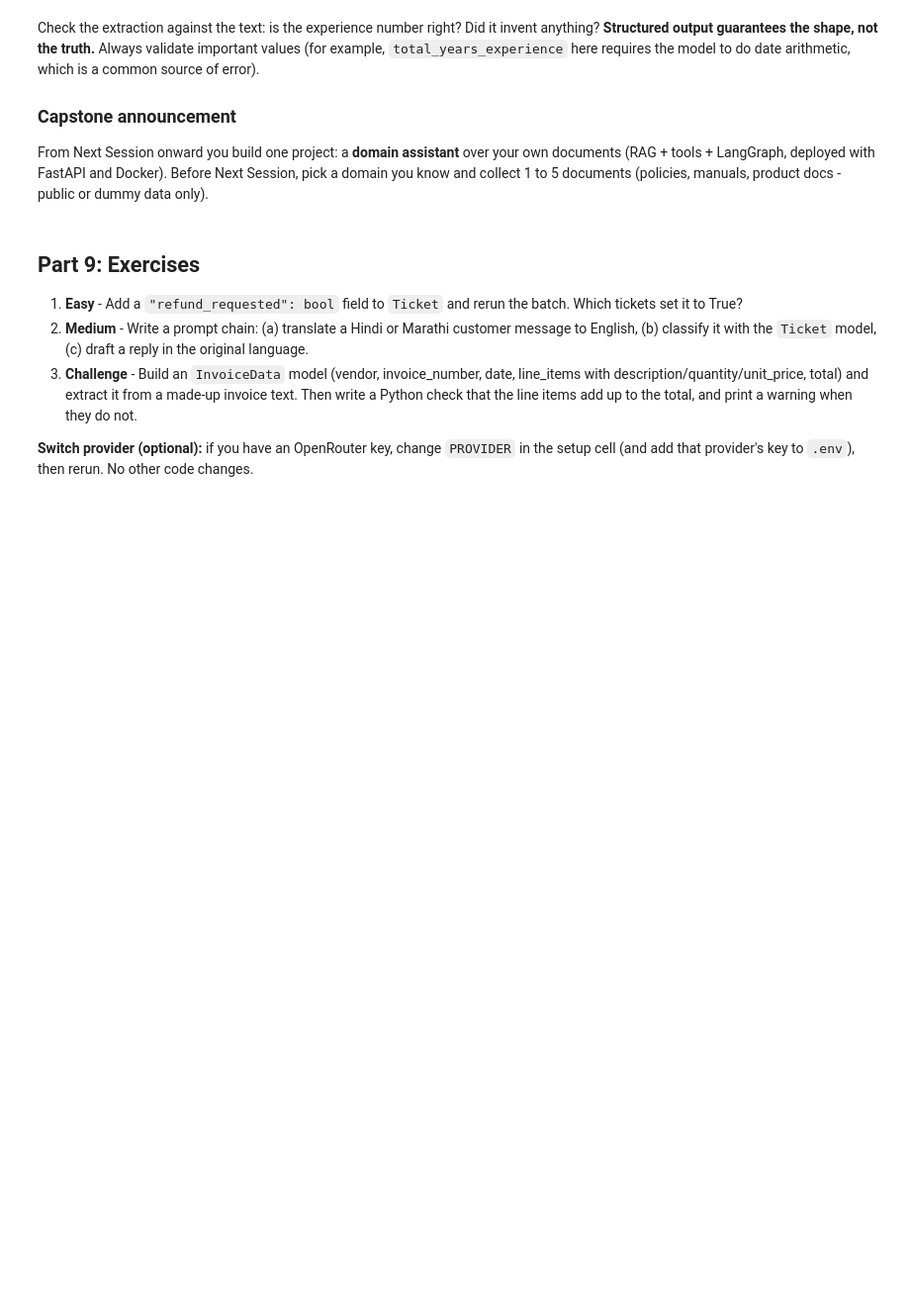
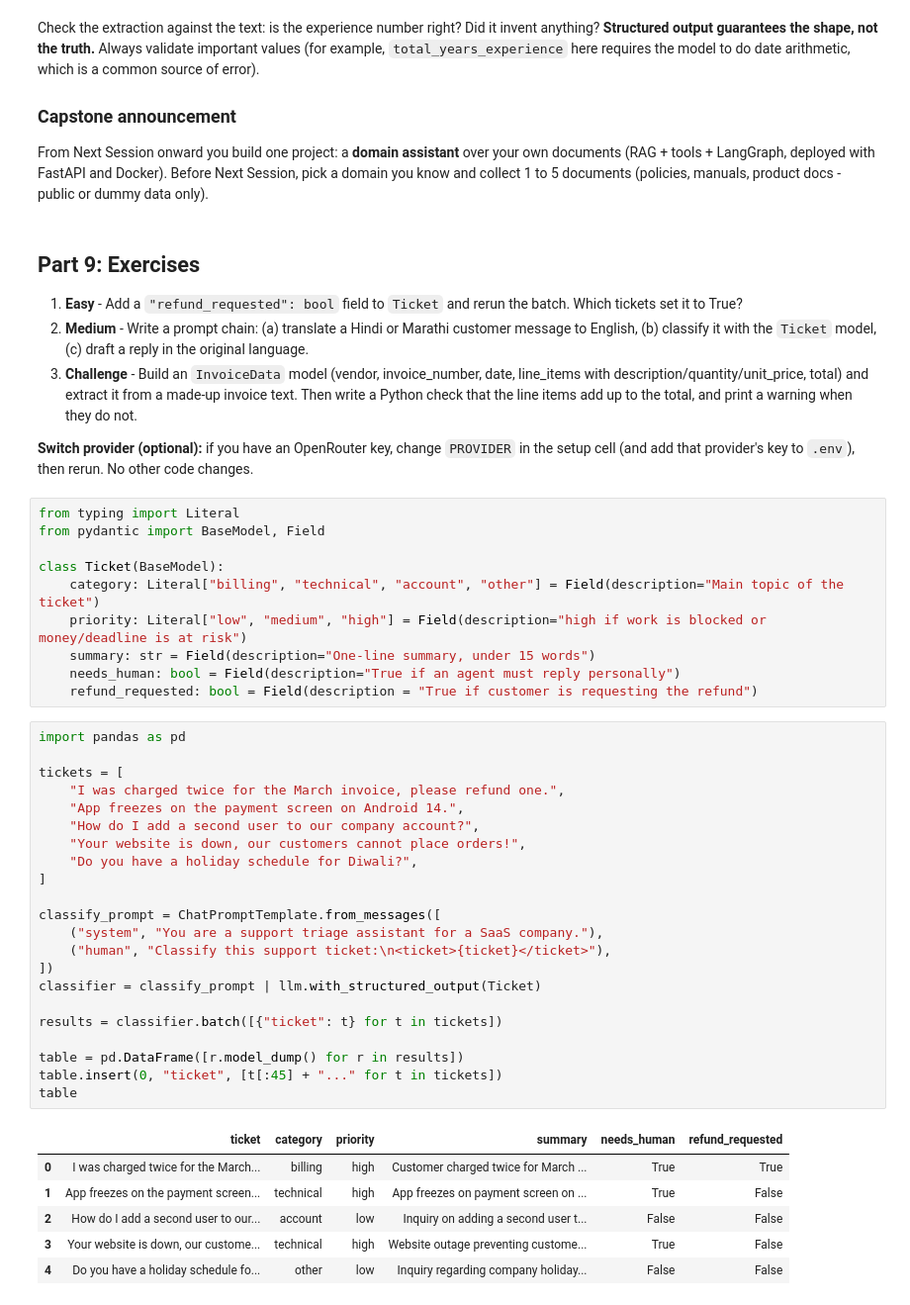
Before and after one commit to AdityaThakare72/AGENTIC_AI_KBT_OCT_2026, a Jupyter notebook: 02_LLM_as_service.ipynb, the cells around one changed output. Shown at 99% size. Saved outputs shown, nothing was run; the diff lists cells and outputs as text; blank space fills up the shorter version.

```diff
--- a/02_LLM_as_service.ipynb
+++ b/02_LLM_as_service.ipynb
@@ -900,3 +946,42 @@ From Next Session onward you build one project: a **domain assistant** over your
 3. **Challenge** - Build an `InvoiceData` model (vendor, invoice_number, date, line_items with description/quantity/unit_price, total) and extract it from a made-up invoice text. Then write a Python check that the line items add up to the total, and print a warning when they do not.
 
 **Switch provider (optional):** if you have an OpenRouter key, change `PROVIDER` in the setup cell (and add that provider's key to `.env`), then rerun. No other code changes.
+# %%
+from typing import Literal
+from pydantic import BaseModel, Field
+
+class Ticket(BaseModel):
+    category: Literal["billing", "technical", "account", "other"] = Field(description="Main topic of the ticket")
+    priority: Literal["low", "medium", "high"] = Field(description="high if work is blocked or money/deadline is at risk")
+    summary: str = Field(description="One-line summary, under 15 words")
+    needs_human: bool = Field(description="True if an agent must reply personally")
+    refund_requested: bool = Field(description = "True if customer is requesting the refund")
+# %%
+import pandas as pd
+
+tickets = [
+    "I was charged twice for the March invoice, please refund one.",
+    "App freezes on the payment screen on Android 14.",
+    "How do I add a second user to our company account?",
+    "Your website is down, our customers cannot place orders!",
+    "Do you have a holiday schedule for Diwali?",
+]
+
+classify_prompt = ChatPromptTemplate.from_messages([
+    ("system", "You are a support triage assistant for a SaaS company."),
+    ("human", "Classify this support ticket:\n<ticket>{ticket}</ticket>"),
+])
+classifier = classify_prompt | llm.with_structured_output(Ticket)
+
+results = classifier.batch([{"ticket": t} for t in tickets])
+
+table = pd.DataFrame([r.model_dump() for r in results])
+table.insert(0, "ticket", [t[:45] + "..." for t in tickets])
+table
+# %% [output]
+|  | ticket | category | priority | summary | needs_human | refund_requested |
+| 0 | I was charged twice for the March... | billing | high | Customer charged twice for March ... | True | True |
+| 1 | App freezes on the payment screen... | technical | high | App freezes on payment screen on ... | True | False |
+| 2 | How do I add a second user to our... | account | low | Inquiry on adding a second user t... | False | False |
+| 3 | Your website is down, our custome... | technical | high | Website outage preventing custome... | True | False |
+| 4 | Do you have a holiday schedule fo... | other | low | Inquiry regarding company holiday... | False | False |
```
Also changed, not shown: parts of 6 cells of this notebook, 11 other files.
